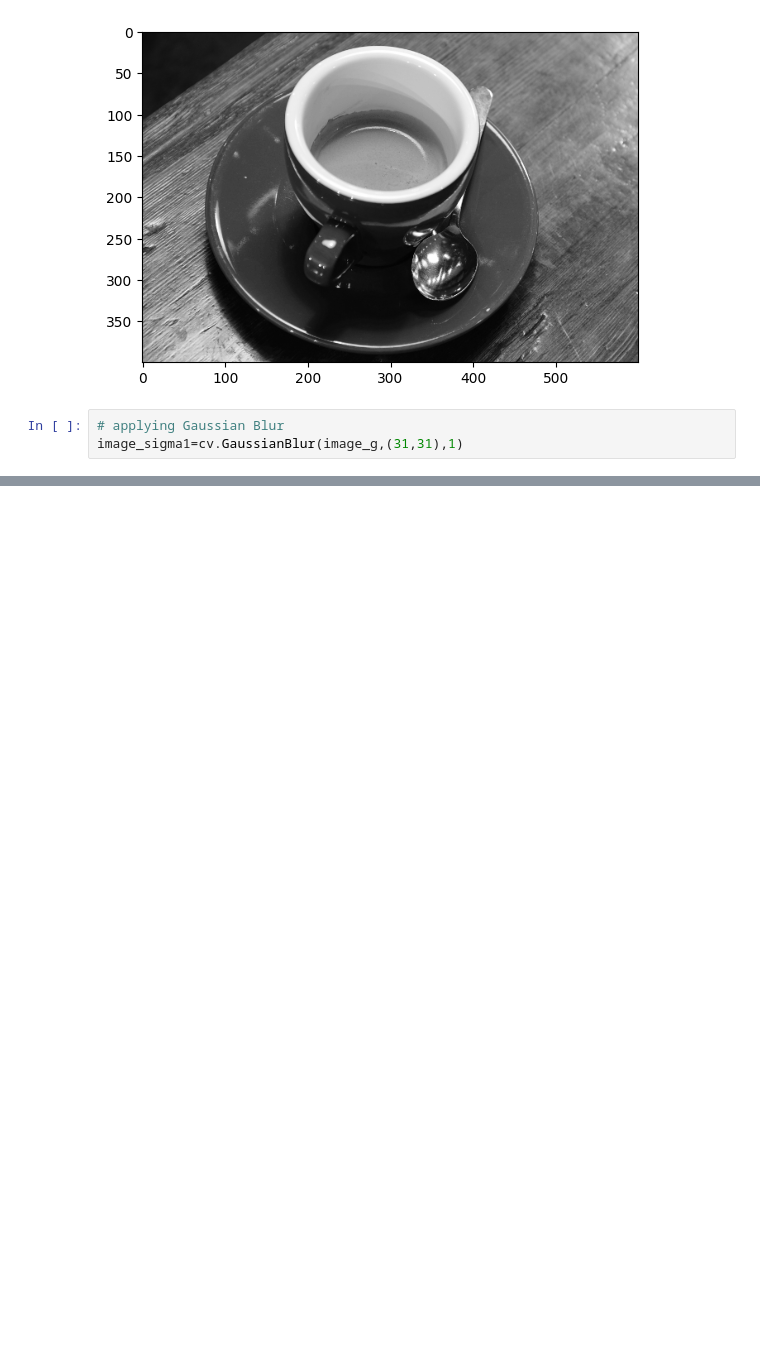
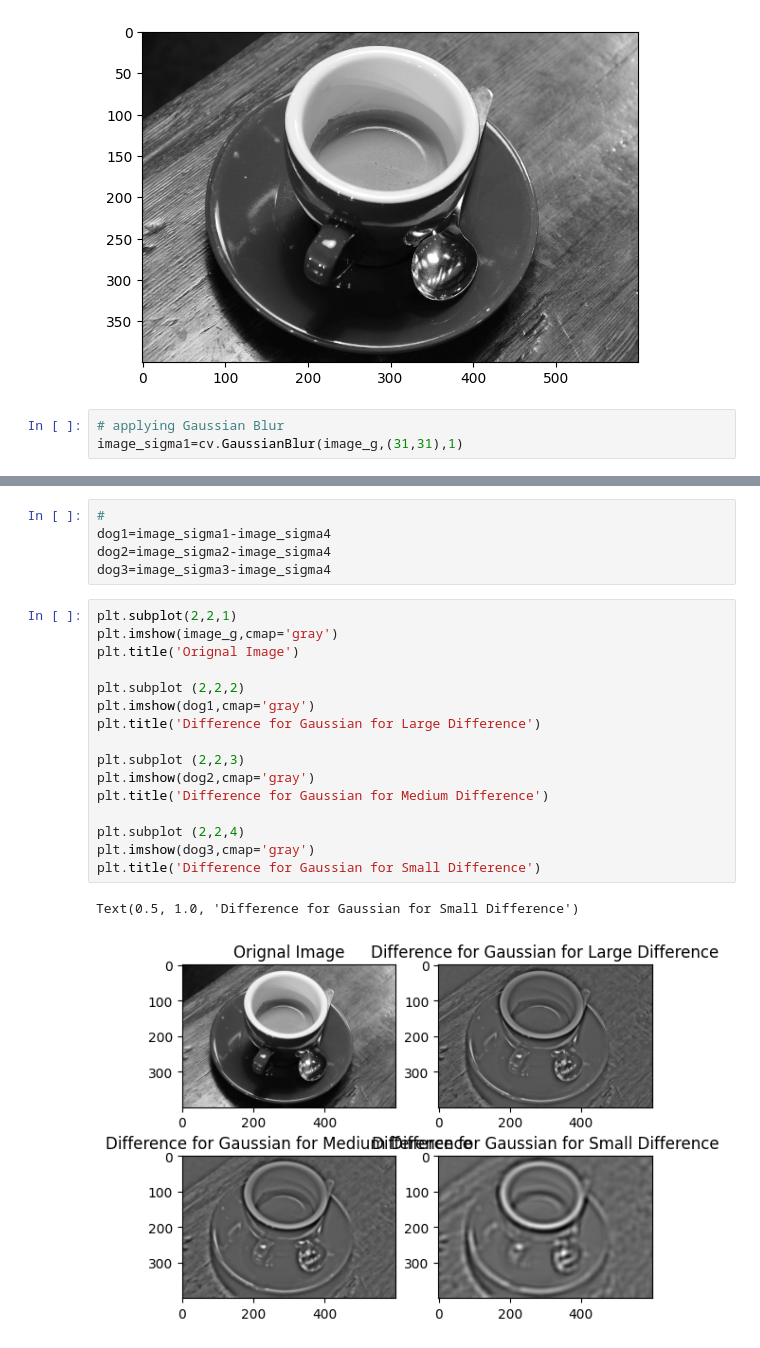
Before and after one commit to ChintzRuparel/Computer-Vision, a Jupyter notebook: Experiment2.ipynb, the cells around one changed output, grey strips where cells are left out. Saved outputs shown, nothing was run; the diff lists cells and outputs as text; blank space fills up the shorter version.

```diff
--- a/Experiment2.ipynb
+++ b/Experiment2.ipynb
@@ -60,3 +62,27 @@ plt.title('Image Blurred, Sigma Value = 10')
 # %% [output]
 Text(0.5, 1.0, 'Image Blurred, Sigma Value = 10')
 [figure]
+# %%
+#
+dog1=image_sigma1-image_sigma4
+dog2=image_sigma2-image_sigma4
+dog3=image_sigma3-image_sigma4
+# %%
+plt.subplot(2,2,1)
+plt.imshow(image_g,cmap='gray')
+plt.title('Orignal Image')
+
+plt.subplot (2,2,2)
+plt.imshow(dog1,cmap='gray')
+plt.title('Difference for Gaussian for Large Difference')
+
+plt.subplot (2,2,3)
+plt.imshow(dog2,cmap='gray')
+plt.title('Difference for Gaussian for Medium Difference')
+
+plt.subplot (2,2,4)
+plt.imshow(dog3,cmap='gray')
+plt.title('Difference for Gaussian for Small Difference')
+# %% [output]
+Text(0.5, 1.0, 'Difference for Gaussian for Small Difference')
+[figure, added]
```
Also changed, not shown: parts of 6 cells of this notebook.
